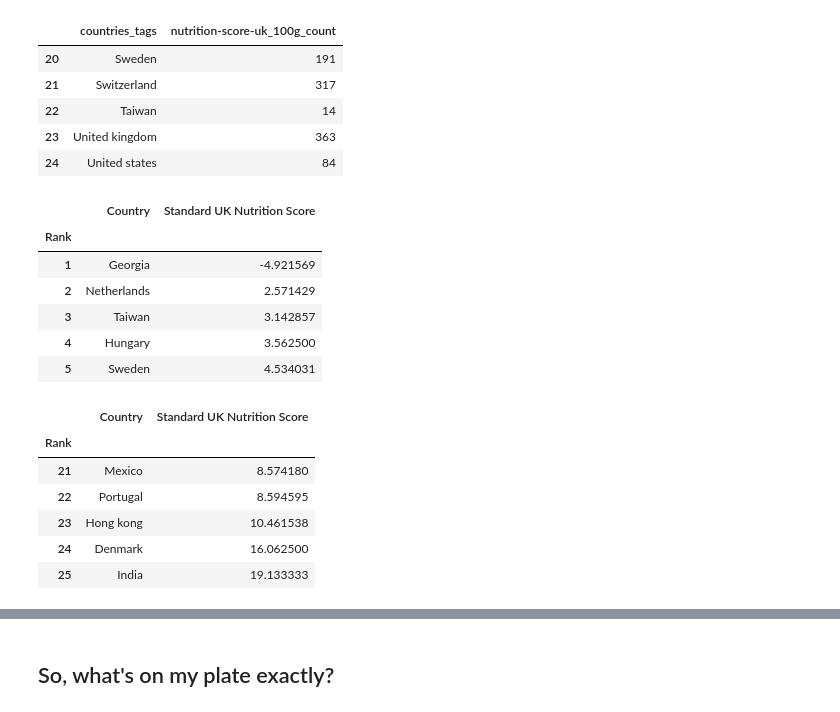
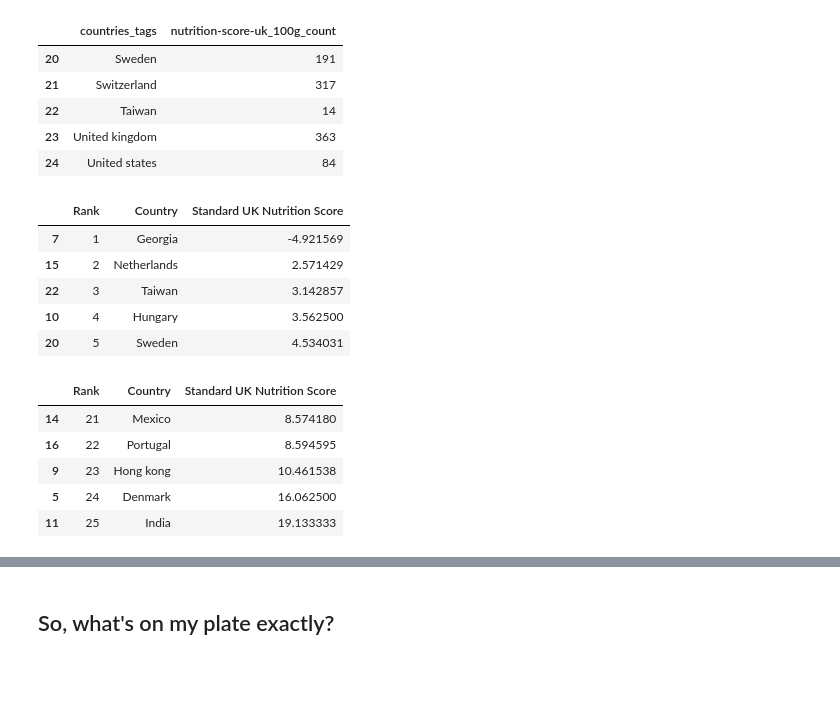
Before and after one commit to AhmedAhres/whats-on-my-plate, a Jupyter notebook: Main-Notebook.ipynb, the cells around one changed output, grey strips where cells are left out. Cells and saved outputs as stored; diff of their text form; code cells hidden in the pictures; blank space fills up the shorter version.

Commit message:
new tables

```diff
--- a/Main-Notebook.ipynb
+++ b/Main-Notebook.ipynb
@@ -908,48 +908,46 @@ nutrition_score_countries_df.tail()
 # %%
 # Merge the count of nutrition score to their respective countries
 # and keep only the rows of the filtered countries that have more than 10 nutrition scores reported.
 avg_nutrition_per_country = current_data.merge(nutrition_score_countries_df, left_on = "countries_tags",\
                                                right_on = "countries_tags", how = 'right')
 # drop the nan and compute the mean of nutrition score of each country
 avg_nutrition_per_country = avg_nutrition_per_country[~avg_nutrition_per_country['nutrition-score-uk_100g'].isna()]\
                                 .groupby('countries_tags')['nutrition-score-uk_100g']\
                                 .mean()
 # Change the serie to a dataframe
 avg_nutrition_per_country = avg_nutrition_per_country.to_frame()
 
 # rename the nutrition score to nutrition score mean
 avg_nutrition_per_country.rename(columns = {'nutrition-score-uk_100g':'nutrition-score-uk_100g_mean'}, inplace = True)
 
 # reset the index (for the map)
 avg_nutrition_per_country.reset_index(inplace = True)
 
 
 # Sort the values for a better visualization and interpretation
 avg_nutrition_per_country.sort_values(by = "nutrition-score-uk_100g_mean", inplace = True)
 
 ##
 avg_nutrition_per_country.rename(columns = {'nutrition-score-uk_100g_mean':'Standard UK Nutrition Score'}, inplace = True)
 avg_nutrition_per_country.rename(columns = {'countries_tags':'Country'}, inplace = True)
 avg_nutrition_per_country['Rank'] = range(1,avg_nutrition_per_country.shape[0] + 1)
-avg_nutrition_per_country[['Rank', 'Country', 'Standard UK Nutrition Score']].set_index('Rank').head()
+avg_nutrition_per_country[['Rank', 'Country', 'Standard UK Nutrition Score']].head()
 # %% [output]
-|  | Country | Standard UK Nutrition Score |
-| Rank |  |  |
-| 1 | Georgia | -4.921569 |
-| 2 | Netherlands | 2.571429 |
-| 3 | Taiwan | 3.142857 |
-| 4 | Hungary | 3.562500 |
-| 5 | Sweden | 4.534031 |
+|  | Rank | Country | Standard UK Nutrition Score |
+| 7 | 1 | Georgia | -4.921569 |
+| 15 | 2 | Netherlands | 2.571429 |
+| 22 | 3 | Taiwan | 3.142857 |
+| 10 | 4 | Hungary | 3.562500 |
+| 20 | 5 | Sweden | 4.534031 |
 # %%
-avg_nutrition_per_country[['Rank', 'Country', 'Standard UK Nutrition Score']].set_index('Rank').tail()
+avg_nutrition_per_country[['Rank', 'Country', 'Standard UK Nutrition Score']].tail()
 # %% [output]
-|  | Country | Standard UK Nutrition Score |
-| Rank |  |  |
-| 21 | Mexico | 8.574180 |
-| 22 | Portugal | 8.594595 |
-| 23 | Hong kong | 10.461538 |
-| 24 | Denmark | 16.062500 |
-| 25 | India | 19.133333 |
+|  | Rank | Country | Standard UK Nutrition Score |
+| 14 | 21 | Mexico | 8.574180 |
+| 16 | 22 | Portugal | 8.594595 |
+| 9 | 23 | Hong kong | 10.461538 |
+| 5 | 24 | Denmark | 16.062500 |
+| 11 | 25 | India | 19.133333 |
 # %%
 # We load a curated list of countries
 country_geo = 'world-countries-uk-score-curated.json'
```
Also changed, not shown: parts of 2 cells of this notebook.
